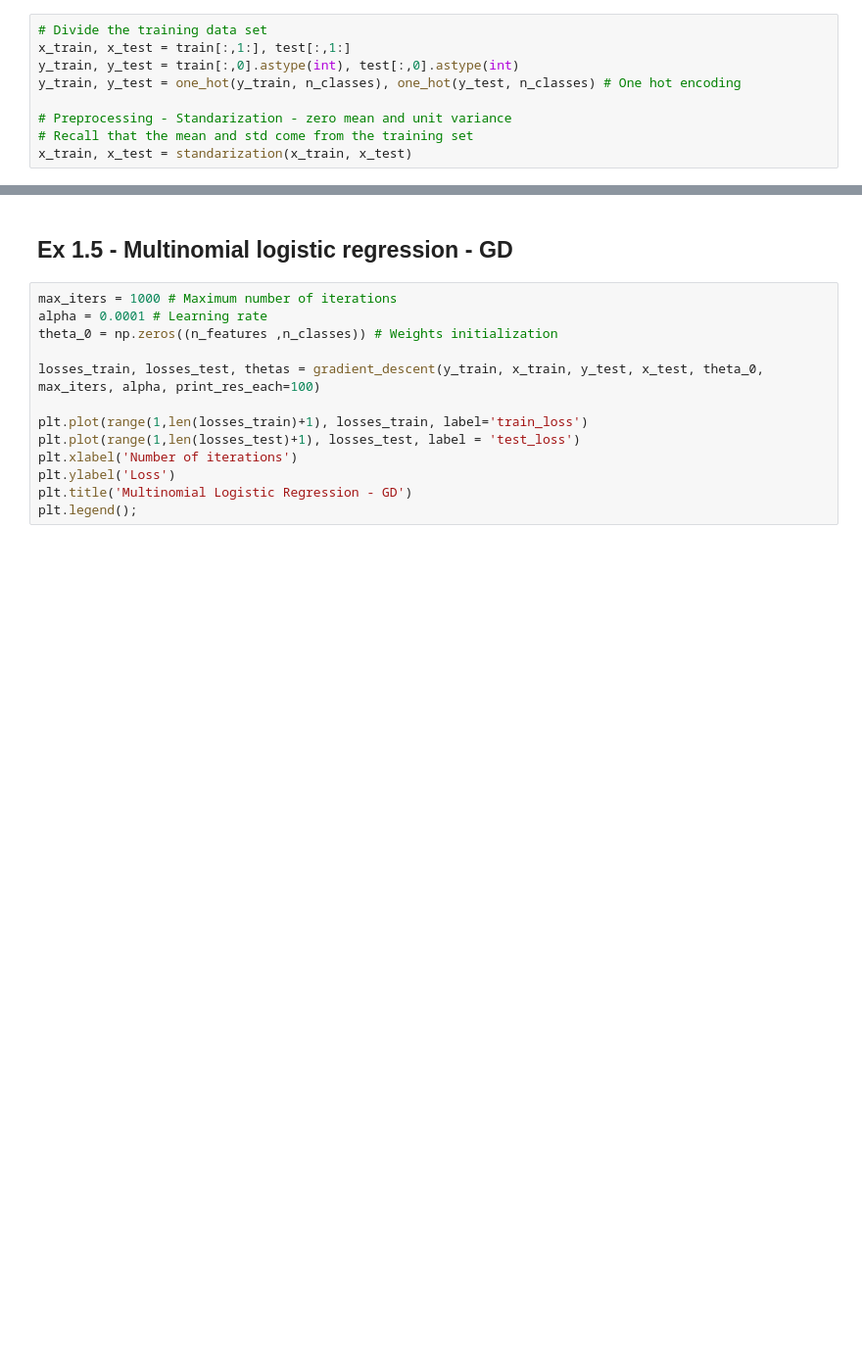
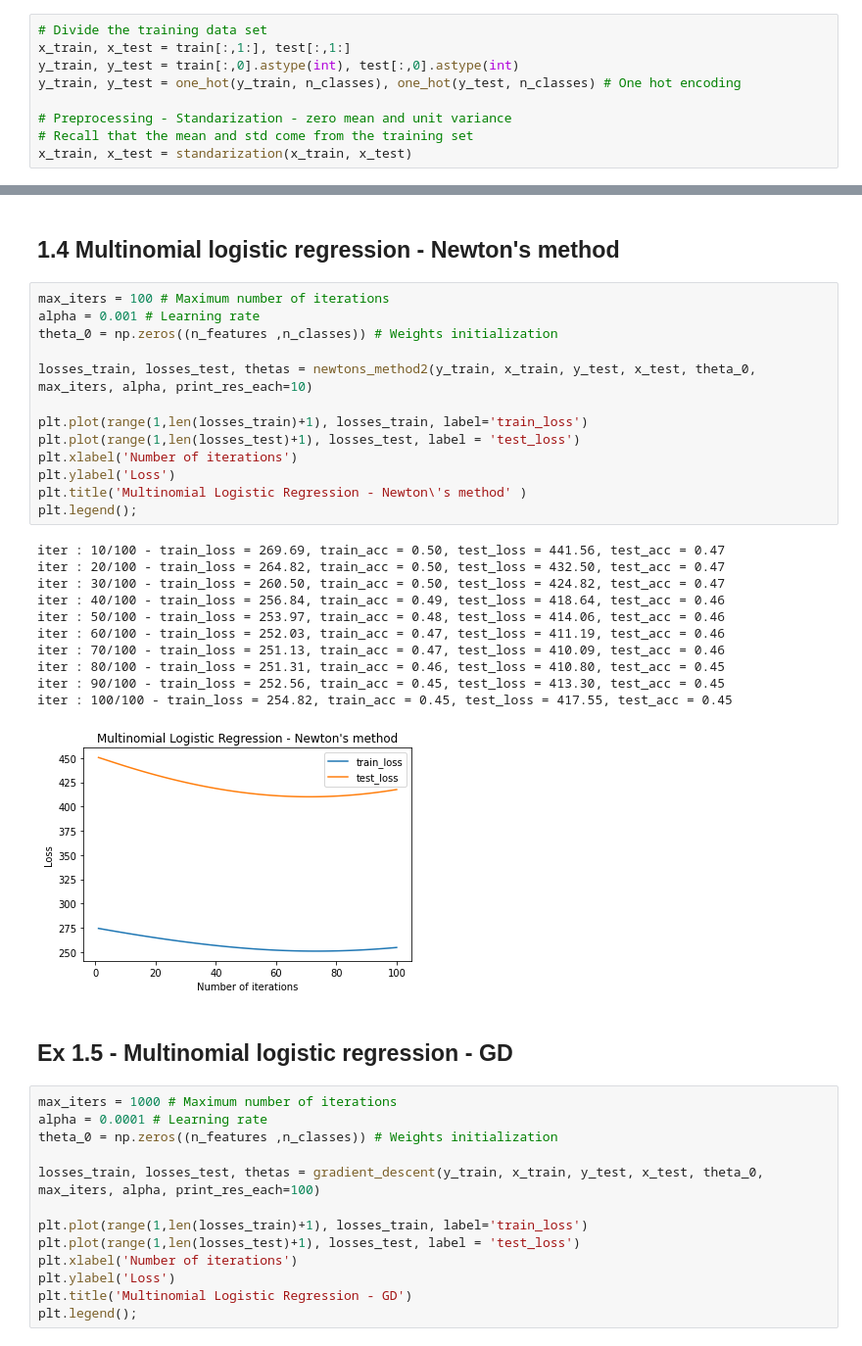
Before and after one commit to emarazz/siml_2019, a Jupyter notebook: H1/notebook.ipynb, the cells around one changed output, grey strips where cells are left out. Shown: that part at 98% size. Cells and saved outputs as stored; diff of their text form; blank space fills up the shorter version.

Commit message:
Add Newtons Method

```diff
--- a/H1/notebook.ipynb
+++ b/H1/notebook.ipynb
@@ -30,3 +35,30 @@ x_train, x_test = standarization(x_train, x_test)
+# %% [markdown]
+## 1.4 Multinomial logistic regression - Newton's method
+# %%
+max_iters = 100 # Maximum number of iterations
+alpha = 0.001 # Learning rate
+theta_0 = np.zeros((n_features ,n_classes)) # Weights initialization
+
+losses_train, losses_test, thetas = newtons_method2(y_train, x_train, y_test, x_test, theta_0, max_iters, alpha, print_res_each=10)
+
+plt.plot(range(1,len(losses_train)+1), losses_train, label='train_loss')
+plt.plot(range(1,len(losses_test)+1), losses_test, label = 'test_loss')
+plt.xlabel('Number of iterations')
+plt.ylabel('Loss')
+plt.title('Multinomial Logistic Regression - Newton\'s method' )
+plt.legend();
+# %% [output]
+iter : 10/100 - train_loss = 269.69, train_acc = 0.50, test_loss = 441.56, test_acc = 0.47
+iter : 20/100 - train_loss = 264.82, train_acc = 0.50, test_loss = 432.50, test_acc = 0.47
+iter : 30/100 - train_loss = 260.50, train_acc = 0.50, test_loss = 424.82, test_acc = 0.47
+iter : 40/100 - train_loss = 256.84, train_acc = 0.49, test_loss = 418.64, test_acc = 0.46
+iter : 50/100 - train_loss = 253.97, train_acc = 0.48, test_loss = 414.06, test_acc = 0.46
+iter : 60/100 - train_loss = 252.03, train_acc = 0.47, test_loss = 411.19, test_acc = 0.46
+iter : 70/100 - train_loss = 251.13, train_acc = 0.47, test_loss = 410.09, test_acc = 0.46
+iter : 80/100 - train_loss = 251.31, train_acc = 0.46, test_loss = 410.80, test_acc = 0.45
+iter : 90/100 - train_loss = 252.56, train_acc = 0.45, test_loss = 413.30, test_acc = 0.45
+iter : 100/100 - train_loss = 254.82, train_acc = 0.45, test_loss = 417.55, test_acc = 0.45
+[figure, added]
 # %% [markdown]
 ## Ex 1.5 - Multinomial logistic regression - GD
 # %%
```
Also changed, not shown: parts of 6 cells of this notebook, 2 other files.
